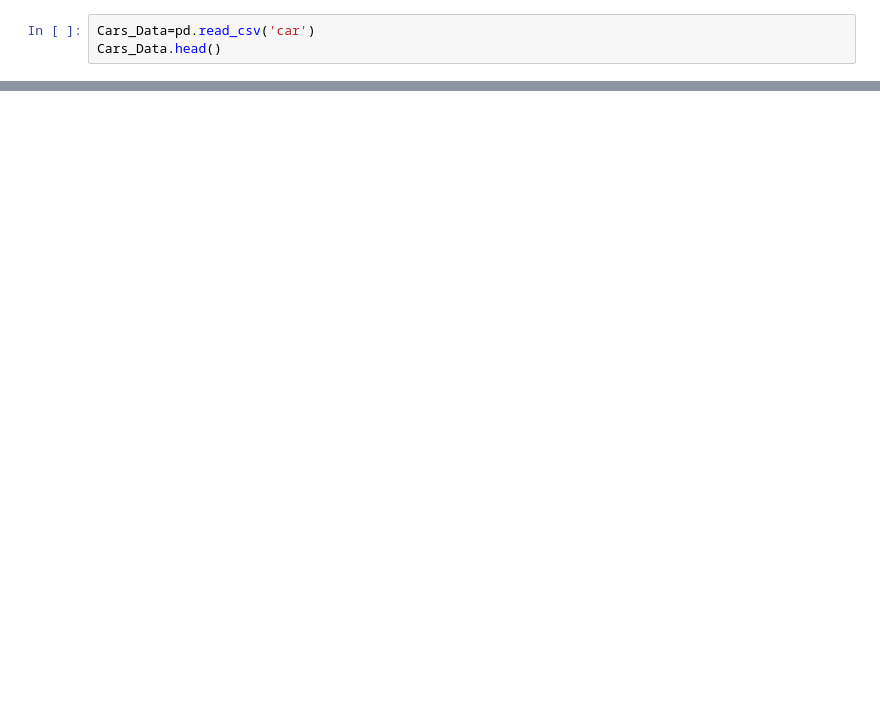
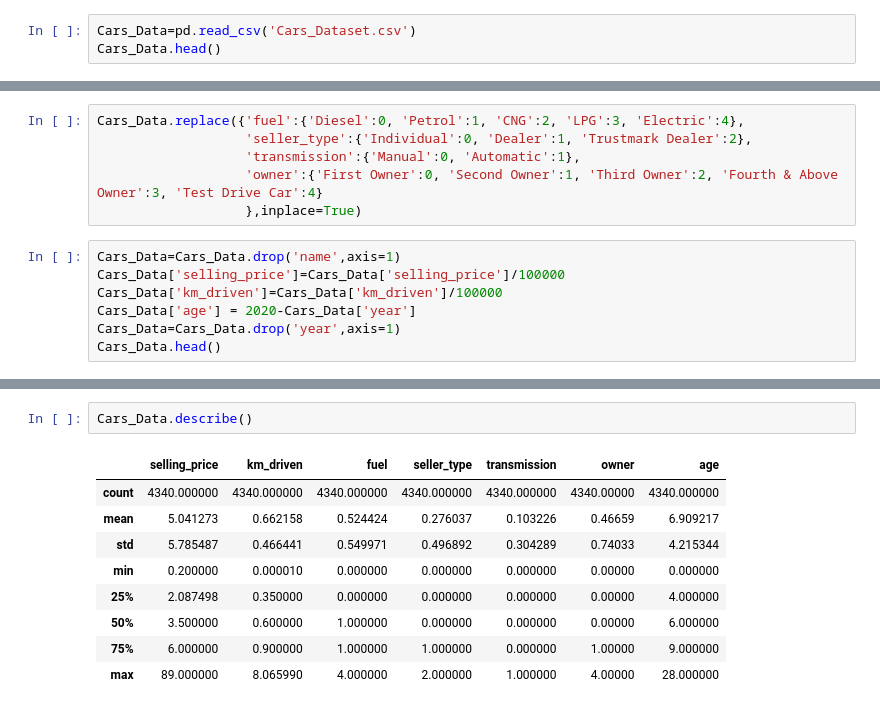
Before and after one commit to Kishan-hyalij/CarPrice_Prediction, a Jupyter notebook: jupyter-CPP.ipynb, the cells around one changed output, grey strips where cells are left out. Drawn from its saved outputs; the diff is of its cells as text; blank space fills up the shorter version.

```diff
--- a/jupyter-CPP.ipynb
+++ b/jupyter-CPP.ipynb
@@ -14,5 +15,5 @@ from sklearn.metrics import r2_score
 import warnings
 warnings.filterwarnings("ignore")
 # %%
-Cars_Data=pd.read_csv('car')
+Cars_Data=pd.read_csv('Cars_Dataset.csv')
 Cars_Data.head()
@@ -28,0 +92,13 @@ Cars_Data.head()
+# %%
+Cars_Data.replace({'fuel':{'Diesel':0, 'Petrol':1, 'CNG':2, 'LPG':3, 'Electric':4},
+                   'seller_type':{'Individual':0, 'Dealer':1, 'Trustmark Dealer':2},
+                   'transmission':{'Manual':0, 'Automatic':1},
+                   'owner':{'First Owner':0, 'Second Owner':1, 'Third Owner':2, 'Fourth & Above Owner':3, 'Test Drive Car':4}
+                   },inplace=True)
+# %%
+Cars_Data=Cars_Data.drop('name',axis=1)
+Cars_Data['selling_price']=Cars_Data['selling_price']/100000
+Cars_Data['km_driven']=Cars_Data['km_driven']/100000
+Cars_Data['age'] = 2020-Cars_Data['year']
+Cars_Data=Cars_Data.drop('year',axis=1)
+Cars_Data.head()
@@ -28,0 +112,12 @@ Cars_Data.head()
+# %%
+Cars_Data.describe()
+# %% [output]
+|  | selling_price | km_driven | fuel | seller_type | transmission | owner | age |
+| count | 4340.000000 | 4340.000000 | 4340.000000 | 4340.000000 | 4340.000000 | 4340.00000 | 4340.000000 |
+| mean | 5.041273 | 0.662158 | 0.524424 | 0.276037 | 0.103226 | 0.46659 | 6.909217 |
+| std | 5.785487 | 0.466441 | 0.549971 | 0.496892 | 0.304289 | 0.74033 | 4.215344 |
+| min | 0.200000 | 0.000010 | 0.000000 | 0.000000 | 0.000000 | 0.00000 | 0.000000 |
+| 25% | 2.087498 | 0.350000 | 0.000000 | 0.000000 | 0.000000 | 0.00000 | 4.000000 |
+| 50% | 3.500000 | 0.600000 | 1.000000 | 0.000000 | 0.000000 | 0.00000 | 6.000000 |
+| 75% | 6.000000 | 0.900000 | 1.000000 | 1.000000 | 0.000000 | 1.00000 | 9.000000 |
+| max | 89.000000 | 8.065990 | 4.000000 | 2.000000 | 1.000000 | 4.00000 | 28.000000 |
```
Also changed, not shown: parts of 14 cells of this notebook, 1 other file.
